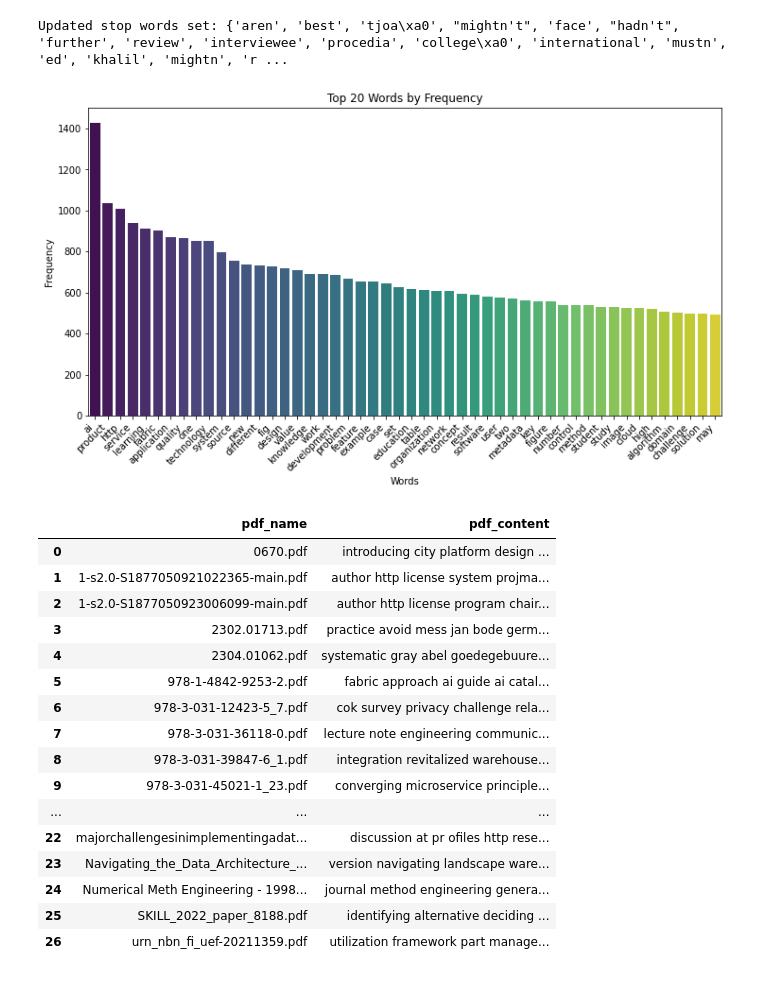
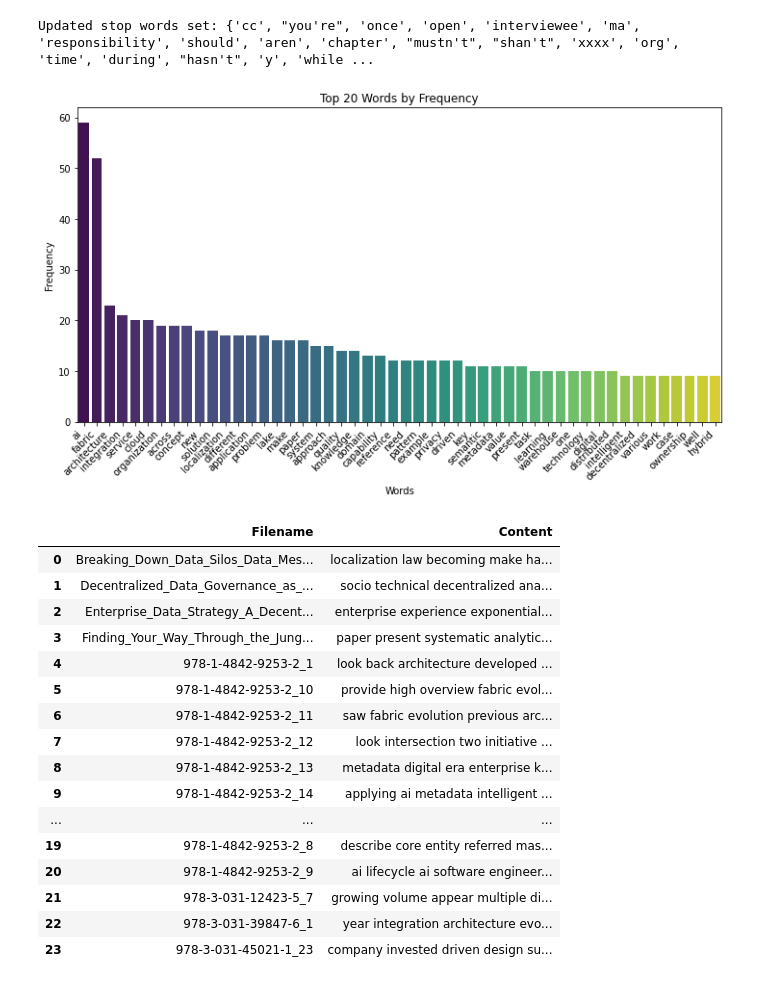
Before and after one commit to clumsyspeedboat/data_mesh_topics_and_sentiment, a Jupyter notebook: 02_Preprocess_data.ipynb, the cells around one changed output. Cells and saved outputs as stored; diff of their text form; code cells hidden in the pictures.

Commit message:
updated the visualization

```diff
--- a/02_Preprocess_data.ipynb
+++ b/02_Preprocess_data.ipynb
@@ -10,7 +10,7 @@ from nltk.tokenize import word_tokenize,sent_tokenize
 
 import csv
 
-file_path = 'dataset/Data_mesh_csv.csv'
+file_path = 'Data_mesh_IEEE_Springer.csv'
 
 # Read the TSV file and convert it to a DataFrame
 df = pd.read_csv(file_path, delimiter=',')
@@ -49,16 +49,12 @@ nltk_stop_words = set(stopwords.words('english'))
 print("Number of stop words from NLTK:", len(nltk_stop_words))
 
 # Load stop words from CSV file into a DataFrame with the appropriate encoding
-csv_file_path = "words.csv"
+csv_file_path = "Data_mesh_words.csv"
 words_df = pd.read_csv(csv_file_path, header=None, names=["stopword"], encoding="ISO-8859-1")
 custom_stop_words = set(map(str.lower, words_df["stopword"]))
 
 # Combine stop words from both sources
 stop_words = nltk_stop_words.union(custom_stop_words)
-
-# Print stop words for verification
-print("Number of total stop words:", len(stop_words))
-print("Stop words set:", stop_words)
 
 # Add words from CSV file to stop_words set
 with open(csv_file_path, mode='r') as file:
@@ -68,13 +64,7 @@ with open(csv_file_path, mode='r') as file:
     # Add words to stop_words set
     for row in reader:
         word = row[0].lower().strip()
-        print(f"Adding word to stop_words: {word}")
+
         stop_words.add(word)
-
-# Now, stop_words set contains the words from both NLTK and the CSV file
-print("Updated stop words set:", stop_words)
-
-# Check the length of stop_words
-print("Number of updated stop words:", len(stop_words))
 # %% [output]
 Number of stop words from NLTK: 179
@@ -106,7 +80,7 @@ for word in words_to_check:
 # Print the updated stop_words set
 print("Updated stop words set:", stop_words)
 # %% [output]
-Updated stop words set: {'aren', 'best', 'tjoa\xa0', "mightn't", 'face', "hadn't", 'further', 'review', 'interviewee', 'procedia', 'college\xa0', 'international', 'mustn', 'ed', 'khalil', 'mightn', 'r ...
+Updated stop words set: {'cc', "you're", 'once', 'open', 'interviewee', 'ma', 'responsibility', 'should', 'aren', 'chapter', "mustn't", "shan't", 'xxxx', 'org', 'time', 'during', "hasn't", 'y', 'while ...
 # %%
 def clean_text(text):
     # Remove HTML tags and non-English characters
@@ -142,56 +116,56 @@ def drop_nan(df):
     return df
 pdf_data = df.copy()
 drop_nan(pdf_data)
-pdf_data['pdf_content'] = pdf_data['pdf_content'].apply(clean_text)
+pdf_data['Content'] = pdf_data['Content'].apply(clean_text)
 # %%
 import matplotlib.pyplot as plt
 import seaborn as sns
 
 # Assuming 'pdf_content' column contains the cleaned text
-text_combined = ' '.join(pdf_data['pdf_content'])
+text_combined = ' '.join(pdf_data['Content'])
 
 # Tokenize the text
 tokens = word_tokenize(text_combined)
 
 # Count the frequency of each word
 word_freq = nltk.FreqDist(tokens)
 
 # Create a DataFrame from the frequency distribution
 word_freq_df = pd.DataFrame(list(word_freq.items()), columns=['Word', 'Frequency'])
 
 # Sort the DataFrame by frequency in descending order
 word_freq_df = word_freq_df.sort_values(by='Frequency', ascending=False)
 
 # Plot the top N words by frequency in a bar chart
 plt.figure(figsize=(12, 6))
 sns.barplot(x='Word', y='Frequency', data=word_freq_df.head(50), palette='viridis')
 plt.title('Top 20 Words by Frequency')
 plt.xlabel('Words')
 plt.ylabel('Frequency')
 plt.xticks(rotation=45, ha='right')
 plt.show()
 # %% [output]
-[figure, old version]
+[figure, new version]
 # %%
 pdf_data
 # %% [output]
-|  | pdf_name | pdf_content |
-| 0 | 0670.pdf | introducing city platform design ... |
-| 1 | 1-s2.0-S1877050921022365-main.pdf | author http license system projma... |
-| 2 | 1-s2.0-S1877050923006099-main.pdf | author http license program chair... |
-| 3 | 2302.01713.pdf | practice avoid mess jan bode germ... |
-| 4 | 2304.01062.pdf | systematic gray abel goedegebuure... |
-| 5 | 978-1-4842-9253-2.pdf | fabric approach ai guide ai catal... |
-| 6 | 978-3-031-12423-5_7.pdf | cok survey privacy challenge rela... |
-| 7 | 978-3-031-36118-0.pdf | lecture note engineering communic... |
-| 8 | 978-3-031-39847-6_1.pdf | integration revitalized warehouse... |
-| 9 | 978-3-031-45021-1_23.pdf | converging microservice principle... |
+|  | Filename | Content |
+| 0 | Breaking_Down_Data_Silos_Data_Mes... | localization law becoming make ha... |
+| 1 | Decentralized_Data_Governance_as_... | socio technical decentralized ana... |
+| 2 | Enterprise_Data_Strategy_A_Decent... | enterprise experience exponential... |
+| 3 | Finding_Your_Way_Through_the_Jung... | paper present systematic analytic... |
+| 4 | 978-1-4842-9253-2_1 | look back architecture developed ... |
+| 5 | 978-1-4842-9253-2_10 | provide high overview fabric evol... |
+| 6 | 978-1-4842-9253-2_11 | saw fabric evolution previous arc... |
+| 7 | 978-1-4842-9253-2_12 | look intersection two initiative ... |
+| 8 | 978-1-4842-9253-2_13 | metadata digital era enterprise k... |
+| 9 | 978-1-4842-9253-2_14 | applying ai metadata intelligent ... |
 | ... | ... | ... |
-| 22 | majorchallengesinimplementingadat... | discussion at pr ofiles http rese... |
-| 23 | Navigating_the_Data_Architecture_... | version navigating landscape ware... |
-| 24 | Numerical Meth Engineering - 1998... | journal method engineering genera... |
-| 25 | SKILL_2022_paper_8188.pdf | identifying alternative deciding ... |
-| 26 | urn_nbn_fi_uef-20211359.pdf | utilization framework part manage... |
+| 19 | 978-1-4842-9253-2_8 | describe core entity referred mas... |
+| 20 | 978-1-4842-9253-2_9 | ai lifecycle ai software engineer... |
+| 21 | 978-3-031-12423-5_7 | growing volume appear multiple di... |
+| 22 | 978-3-031-39847-6_1 | year integration architecture evo... |
+| 23 | 978-3-031-45021-1_23 | company invested driven design su... |
 # %%
 csv_filename = 'Data_mesh_cleaned.csv'
 
```
Also changed, not shown: parts of 4 cells of this notebook, 6 other files.
